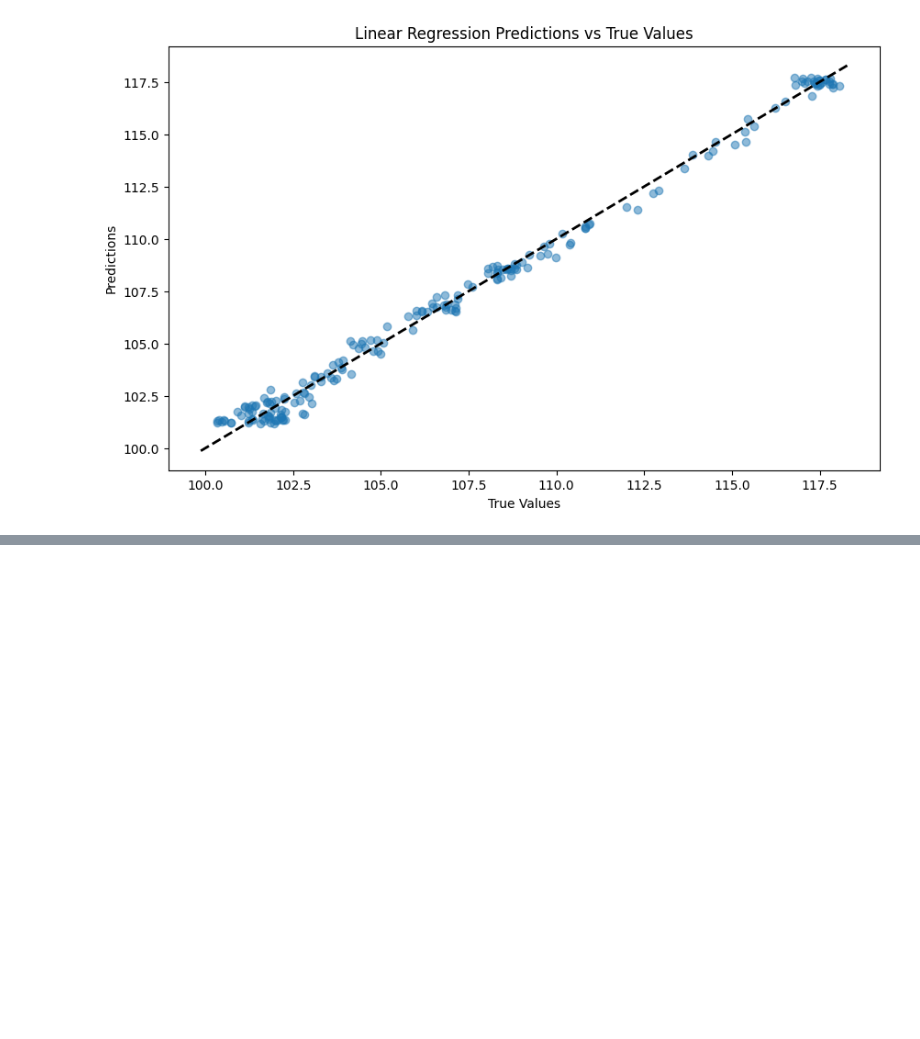
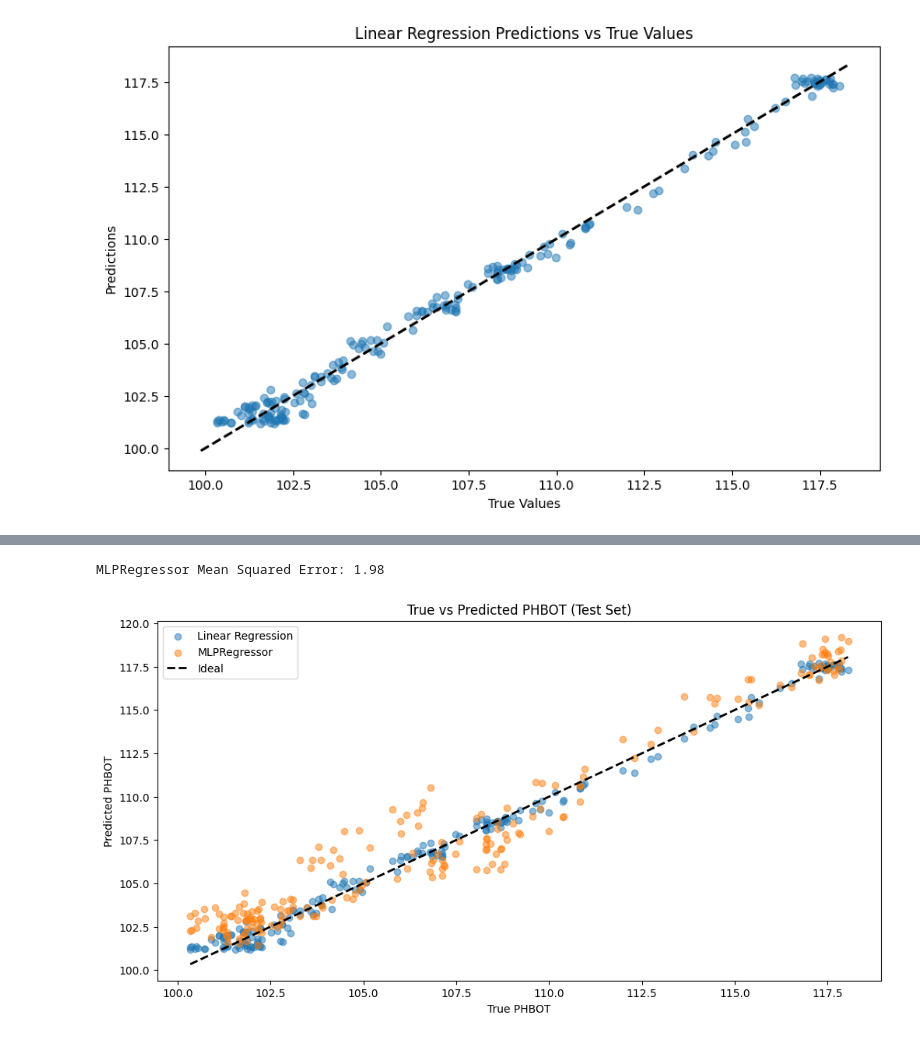
Before and after one commit to bertkdowns/geothermal, a Jupyter notebook: t0_sklearn/data_exploration.ipynb, the cells around one changed output, grey strips where cells are left out. Drawn from its saved outputs; the diff is of its cells as text; code cells hidden in the pictures; blank space fills up the shorter version.

```diff
--- a/t0_sklearn/data_exploration.ipynb
+++ b/t0_sklearn/data_exploration.ipynb
@@ -125,0 +170,27 @@ plt.show()
+# %%
+from sklearn.neural_network import MLPRegressor
+
+# Train a neural network regressor
+mlp = MLPRegressor(hidden_layer_sizes=(100, 50), max_iter=5000, random_state=42)
+mlp.fit(X_train, y_train)
+
+# Predict and evaluate
+y_pred_mlp = mlp.predict(X_test)
+mse_mlp = mean_squared_error(y_test, y_pred_mlp)
+print(f"MLPRegressor Mean Squared Error: {mse_mlp:.2f}")
+# %% [output]
+MLPRegressor Mean Squared Error: 1.98
+# %%
+# Visualize the true vs predicted values for all models
+
+plt.figure(figsize=(12, 6))
+plt.scatter(y_test, y_pred, alpha=0.5, label='Linear Regression')
+plt.scatter(y_test, y_pred_mlp, alpha=0.5, label='MLPRegressor')
+plt.plot([y_test.min(), y_test.max()], [y_test.min(), y_test.max()], 'k--', lw=2, label='Ideal')
+plt.xlabel('True PHBOT')
+plt.ylabel('Predicted PHBOT')
+plt.title('True vs Predicted PHBOT (Test Set)')
+plt.legend()
+plt.show()
+# %% [output]
+[figure, added]
```
Also changed, not shown: parts of 5 cells of this notebook, 1 other file.
